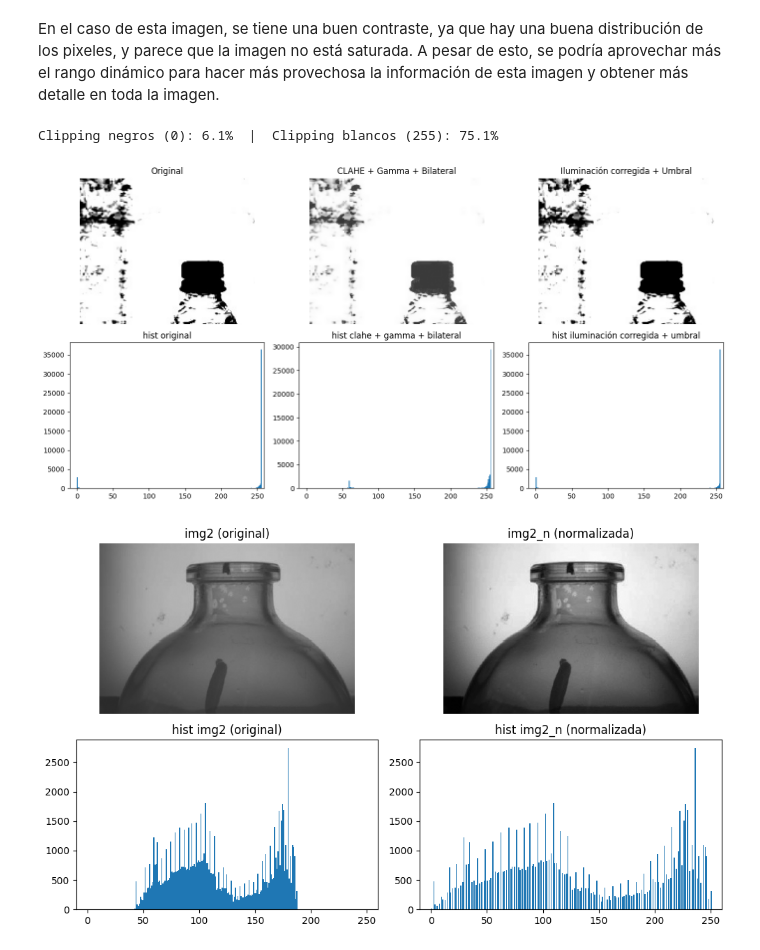
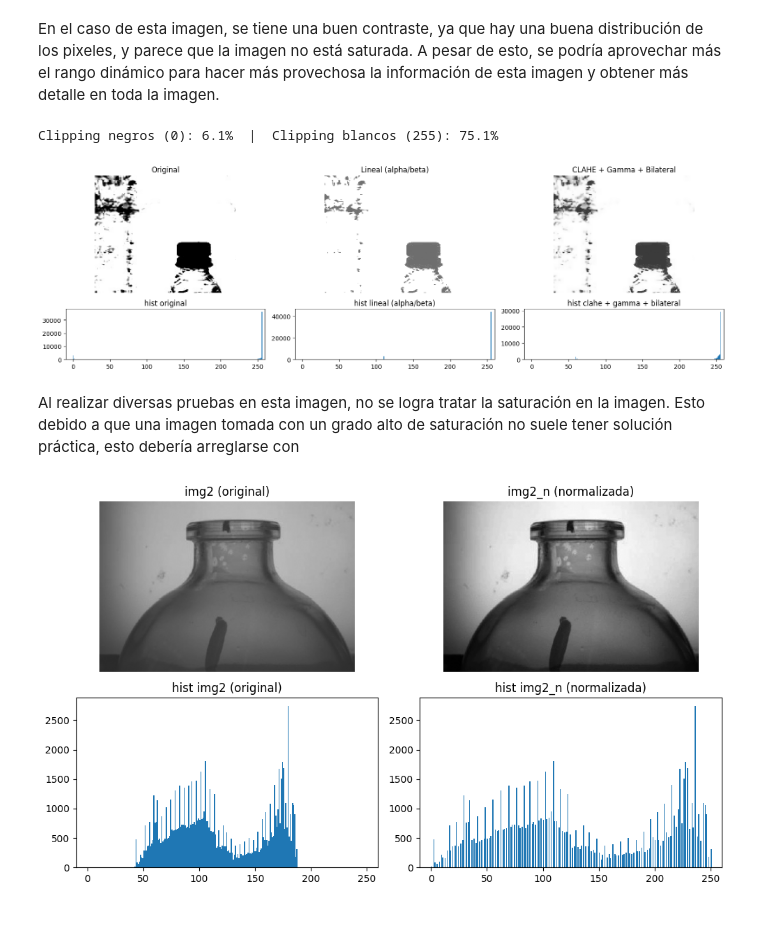
Before and after one commit to KalebG13/Sistemas-de-vision, a Jupyter notebook: Lab_1/Lab1_notebook.ipynb, the cells around one changed output. Cells and saved outputs as stored; diff of their text form; code cells hidden in the pictures; blank space fills up the shorter version.

```diff
--- a/Lab_1/Lab1_notebook.ipynb
+++ b/Lab_1/Lab1_notebook.ipynb
@@ -62,52 +62,50 @@ p0    = (img == 0).mean() * 100
 p255  = (img == 255).mean() * 100
 print(f"Clipping negros (0): {p0:.1f}%  |  Clipping blancos (255): {p255:.1f}%")
 
-#alpha = 2.0   # contraste
-#beta  = 0     # brillo
-#lin = cv.convertScaleAbs(img, alpha=alpha, beta=beta)
+#Compensación lineal
+alpha = 4.0   # contraste
+beta  = 110     # brillo
+lin = cv.convertScaleAbs(img, alpha=alpha, beta=beta)
 
+#Contrast Limited Adaptive Histogram Equalization
 clahe = cv.createCLAHE(clipLimit=4.0, tileGridSize=(8,8))
 img_clahe = clahe.apply(img)
 
 gamma = 2.7  # <1 aclara sombras; >1 oscurece altas luces
 table = np.array([(i/255.0)**(1.0/gamma) * 255 for i in range(256)], dtype=np.uint8)
 img_gamma = cv.LUT(img_clahe, table)
 
 img_enhanced = cv.bilateralFilter(img_gamma, d=5, sigmaColor=20, sigmaSpace=20)
 
 # Corrección de iluminación + Umbral adaptativo
-corr = cv.normalize(img, None, 0, 255, cv.NORM_MINMAX)
+#corr = cv.normalize(img, None, 0, 255, cv.NORM_MINMAX)
 #thr = cv.adaptiveThreshold(corr, 255, cv.ADAPTIVE_THRESH_GAUSSIAN_C,cv.THRESH_BINARY, 35, 5)
 
 
 def plot_img_and_hist(ax_img, ax_hist, image, title):
     ax_img.imshow(image, cmap='gray', vmin=0, vmax=255)
     ax_img.set_title(title)
     ax_img.axis('off')
     # histograma (para binaria también sirve, verás picos en 0 y 255)
     ax_hist.hist(image.ravel(), bins=256, range=(0,256))
     ax_hist.set_xlim([-10, 260])
     ax_hist.set_title(f"hist {title.lower()}")
 
-plt.figure(figsize=(14,7))
+fig, axs = plt.subplots(2, 3, figsize=(16, 5),
+                        gridspec_kw={'height_ratios': [0.7, 0.3]})
 
-ax1 = plt.subplot(2,3,1); ax2 = plt.subplot(2,3,4)
-plot_img_and_hist(ax1, ax2, img, "Original")
-
-#ax3 = plt.subplot(2,4,2); ax4 = plt.subplot(2,4,6)
-#plot_img_and_hist(ax3, ax4, lin, "Lineal (alpha/beta)")
-
-ax5 = plt.subplot(2,3,2); ax6 = plt.subplot(2,3,5)
-plot_img_and_hist(ax5, ax6, img_enhanced, "CLAHE + Gamma + Bilateral")
-
-ax7 = plt.subplot(2,3,3); ax8 = plt.subplot(2,3,6)
-plot_img_and_hist(ax7, ax8, corr, "Iluminación corregida + Umbral")
+plot_img_and_hist(axs[0,0], axs[1,0], img, "Original")
+plot_img_and_hist(axs[0,1], axs[1,1], lin, "Lineal (alpha/beta)")
+plot_img_and_hist(axs[0,2], axs[1,2], img_enhanced, "CLAHE + Gamma + Bilateral")
+#plot_img_and_hist(axs[0,3], axs[1,3], corr, "Iluminación corregida")
 
 plt.tight_layout()
 plt.show()
 # %% [output]
 Clipping negros (0): 6.1%  |  Clipping blancos (255): 75.1%
-[figure, old version]
+[figure, new version]
+# %% [markdown]
+Al realizar diversas pruebas en esta imagen, no se logra tratar la saturación en la imagen. Esto debido a que una imagen tomada con un grado alto de saturación no suele tener solución práctica, esto debería arreglarse con
 # %%
 img2_n= cv.imread('botellamarcada-parcial.png', cv.IMREAD_GRAYSCALE)
 assert img2_n is not None, "No se pudo leer la imagen. Verifica la ruta."
```
Also changed, not shown: parts of 3 cells of this notebook.
